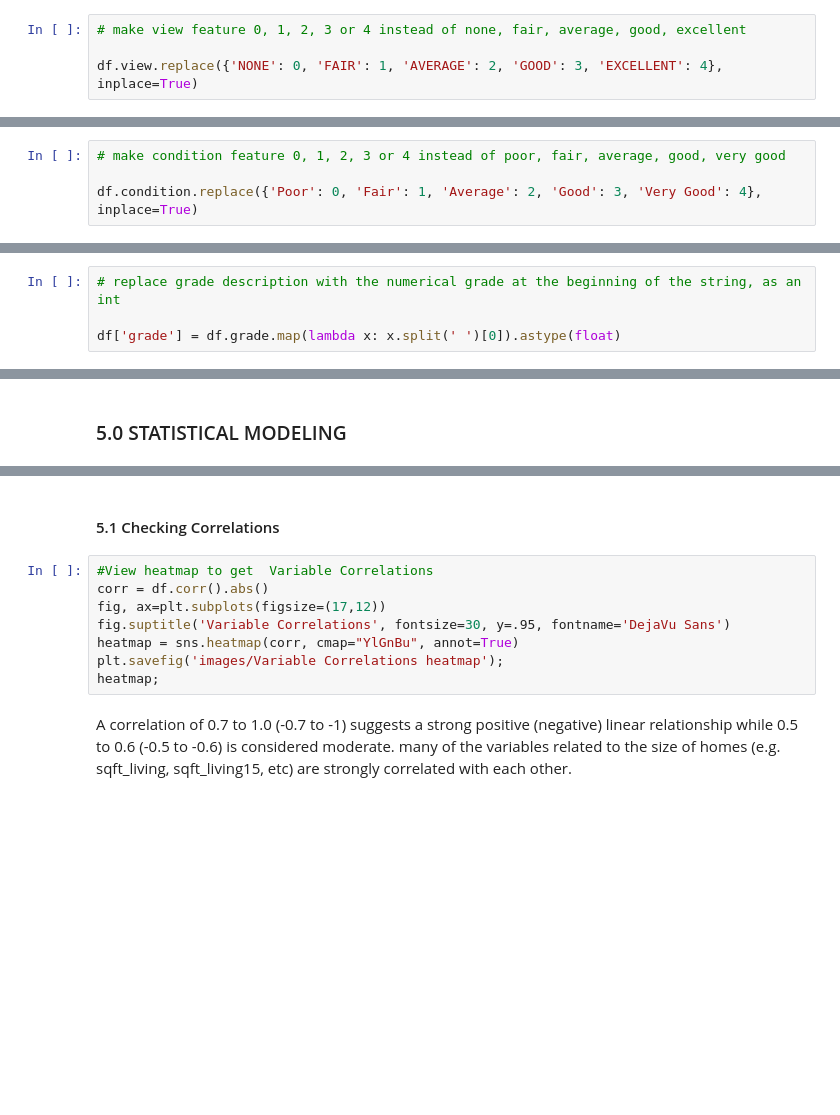
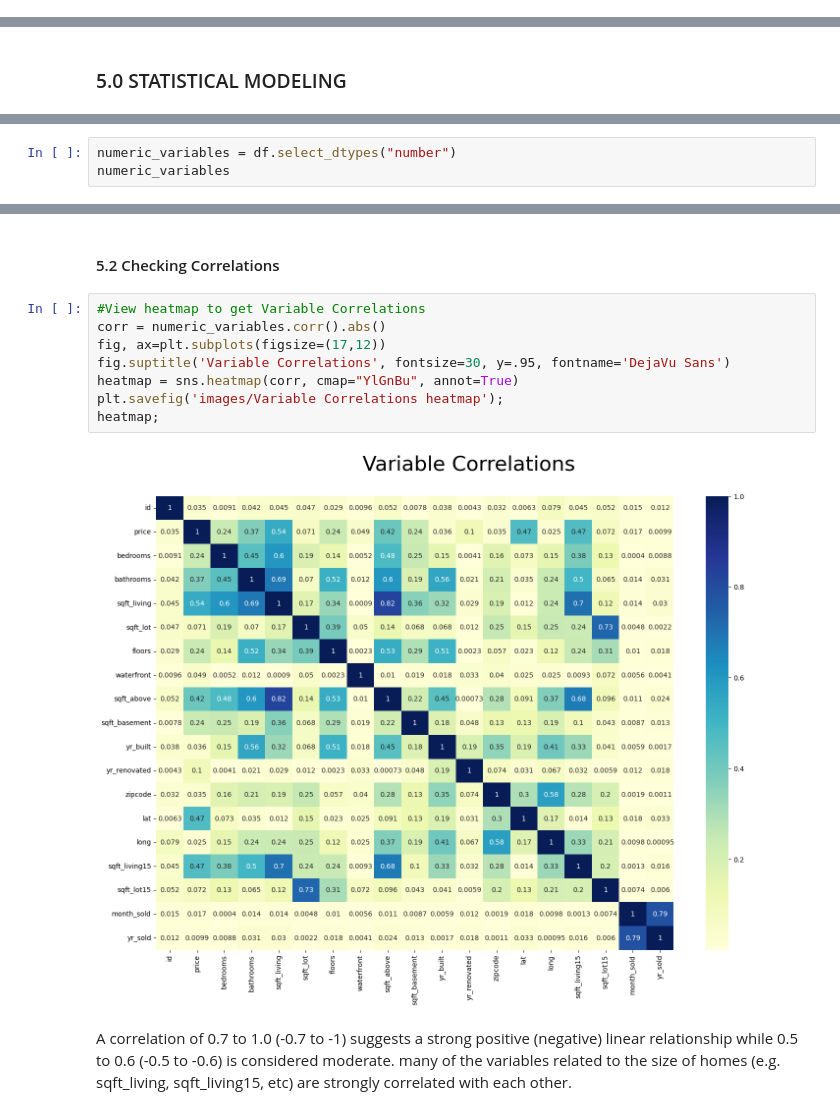
Before and after one commit to Collinskanyiri/dsc-phase-2-project-v2-3, a Jupyter notebook: student.ipynb, the cells around one changed output, grey strips where cells are left out. Saved outputs shown, nothing was run; the diff lists cells and outputs as text; blank space fills up the shorter version.

```diff
--- a/student.ipynb
+++ b/student.ipynb
@@ -287,4 +426,0 @@ df.view.value_counts()
-# %%
-# make view feature 0, 1, 2, 3 or 4 instead of none, fair, average, good, excellent
-
-df.view.replace({'NONE': 0, 'FAIR': 1, 'AVERAGE': 2, 'GOOD': 3, 'EXCELLENT': 4}, inplace=True)
@@ -300,4 +426,0 @@ df.condition.value_counts()
-# %%
-# make condition feature 0, 1, 2, 3 or 4 instead of poor, fair, average, good, very good
-
-df.condition.replace({'Poor': 0, 'Fair': 1, 'Average': 2, 'Good': 3, 'Very Good': 4}, inplace=True)
@@ -311,4 +426,0 @@ Replaced
-# %%
-# replace grade description with the numerical grade at the beginning of the string, as an int
-
-df['grade'] = df.grade.map(lambda x: x.split(' ')[0]).astype(float)
@@ -379,0 +570,3 @@ df.to_csv('data/cleaned_kchousing.csv', index=False)
+# %%
+numeric_variables = df.select_dtypes("number")
+numeric_variables
@@ -380,13 +635,15 @@ df.to_csv('data/cleaned_kchousing.csv', index=False)
 # %% [markdown]
-#### 5.1 Checking Correlations
+#### 5.2 Checking Correlations
 # %%
-#View heatmap to get  Variable Correlations
-corr = df.corr().abs()
+#View heatmap to get Variable Correlations
+corr = numeric_variables.corr().abs()
 fig, ax=plt.subplots(figsize=(17,12))
 fig.suptitle('Variable Correlations', fontsize=30, y=.95, fontname='DejaVu Sans')
 heatmap = sns.heatmap(corr, cmap="YlGnBu", annot=True)
 plt.savefig('images/Variable Correlations heatmap');
 heatmap;
+# %% [output]
+[figure, added]
 # %% [markdown]
 A correlation of 0.7 to 1.0 (-0.7 to -1) suggests a strong positive (negative) linear relationship while 0.5 to 0.6 (-0.5 to -0.6) is considered moderate.
 many of the variables related to the size of homes (e.g. sqft_living, sqft_living15, etc) are strongly correlated with each other.
```
Also changed, not shown: parts of 54 cells of this notebook.
